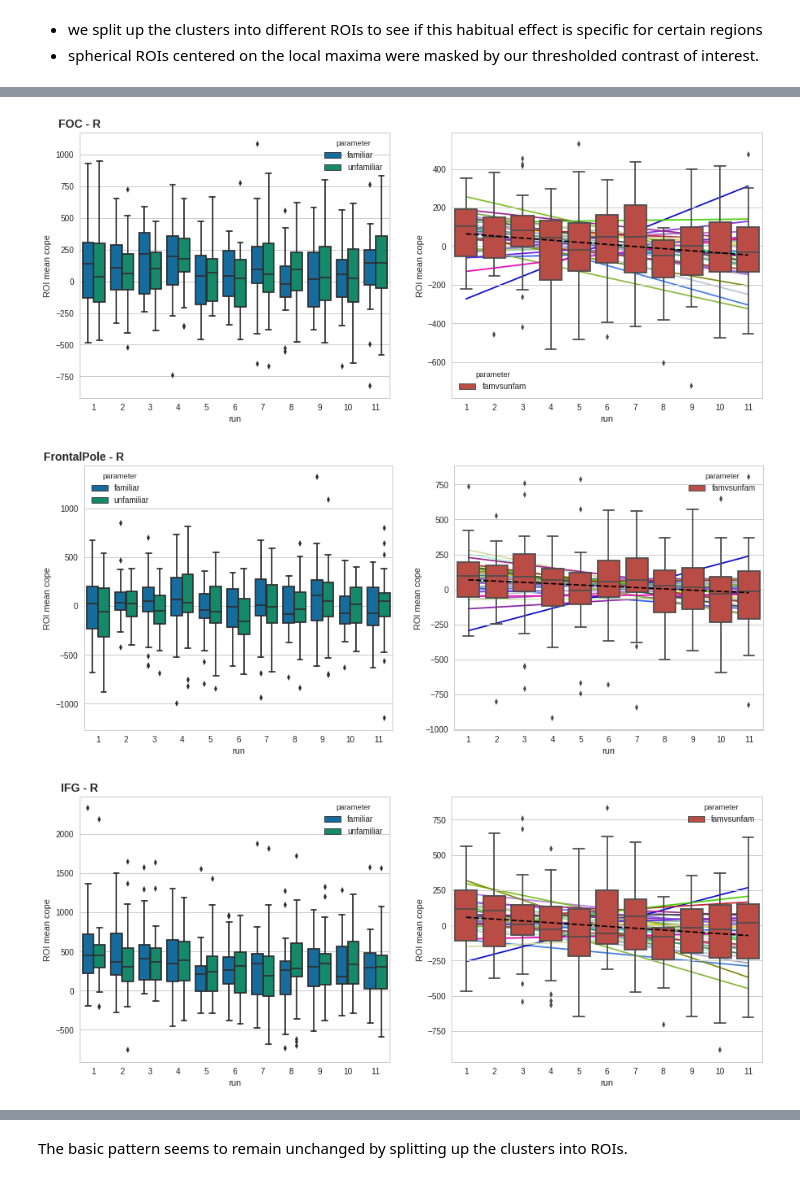
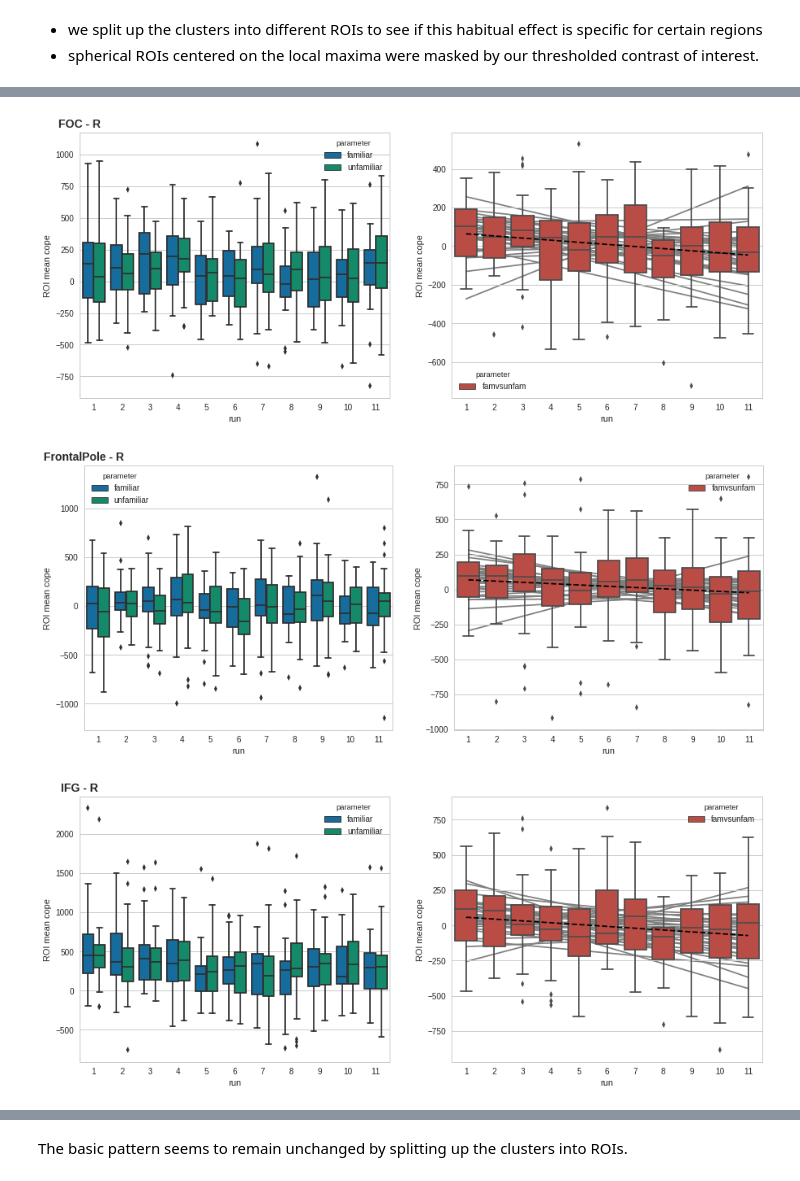
Before and after one commit to oliver-contier/famface-temporal-dynamics, a Jupyter notebook: notebooks/plot_mean_betas.ipynb, the cells around one changed output, grey strips where cells are left out. Saved outputs shown, nothing was run; the diff lists cells and outputs as text; code cells hidden in the pictures.

```diff
--- a/notebooks/plot_mean_betas.ipynb
+++ b/notebooks/plot_mean_betas.ipynb
@@ -268,11 +278,12 @@ df_r_cl = extract_all(
 # %%
 # ad labels to data frame
 # I'm sure there's a smarter, more 'pandas' way to do it, but for now it works
-def addlabels(df):
+def addlabels(df, labels):
     labelnames = [[l[1]]*11 for l in labels]
     flatlabels = [item for sublist in labelnames for item in sublist]*528
     df['label'] = flatlabels
-addlabels(df_r_cl)
+    return df
+df_r_cl = addlabels(df_r_cl, labels)
 # %%
 # drop all rows with NaN values (from ROIs that didn't fall in the thresholded cluster)
 df_r_cl.dropna(inplace=True)
@@ -285,0 +298,4 @@ subcolors = makesubcolors(33)
+# %%
+# line plots
+for l in sorted(set(df_r_cl.label.values)):
+    plot = doubleplot(df_r_cl, roilabel=l, fitlines=fitlines, plottype='point')#, subcolors=subcolors)
@@ -286,7 +315,8 @@ subcolors = makesubcolors(33)
 # %%
+# boxplots
 for l in sorted(set(df_r_cl.label.values)):
-    plot = doubleplot(df_r_cl, roilabel=l, fitlines=fitlines, plottype='box', subcolors=subcolors)
+    plot = doubleplot(df_r_cl, roilabel=l, fitlines=fitlines, plottype='box')#, subcolors=subcolors)
 # %% [output]
-[figure, old version]
+[figure, new version]
-[figure, old version]
+[figure, new version]
-[figure, old version]
+[figure, new version]
```
Also changed, not shown: parts of 26 cells of this notebook.
